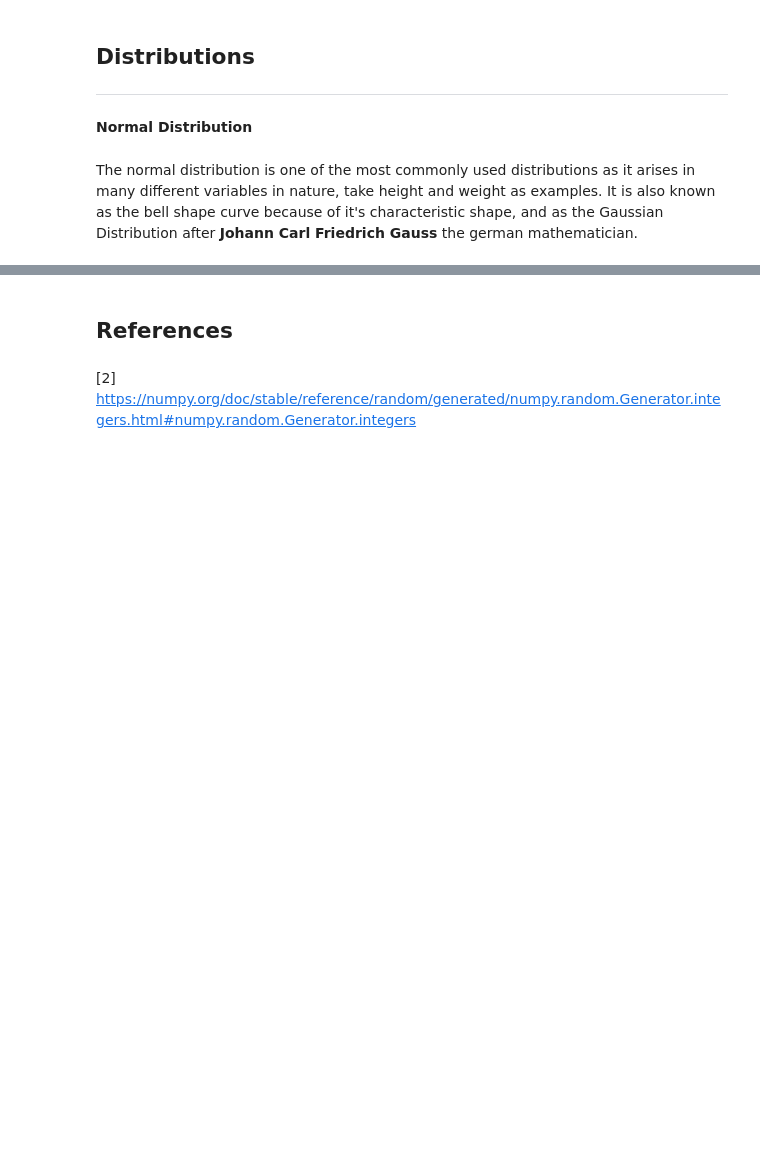
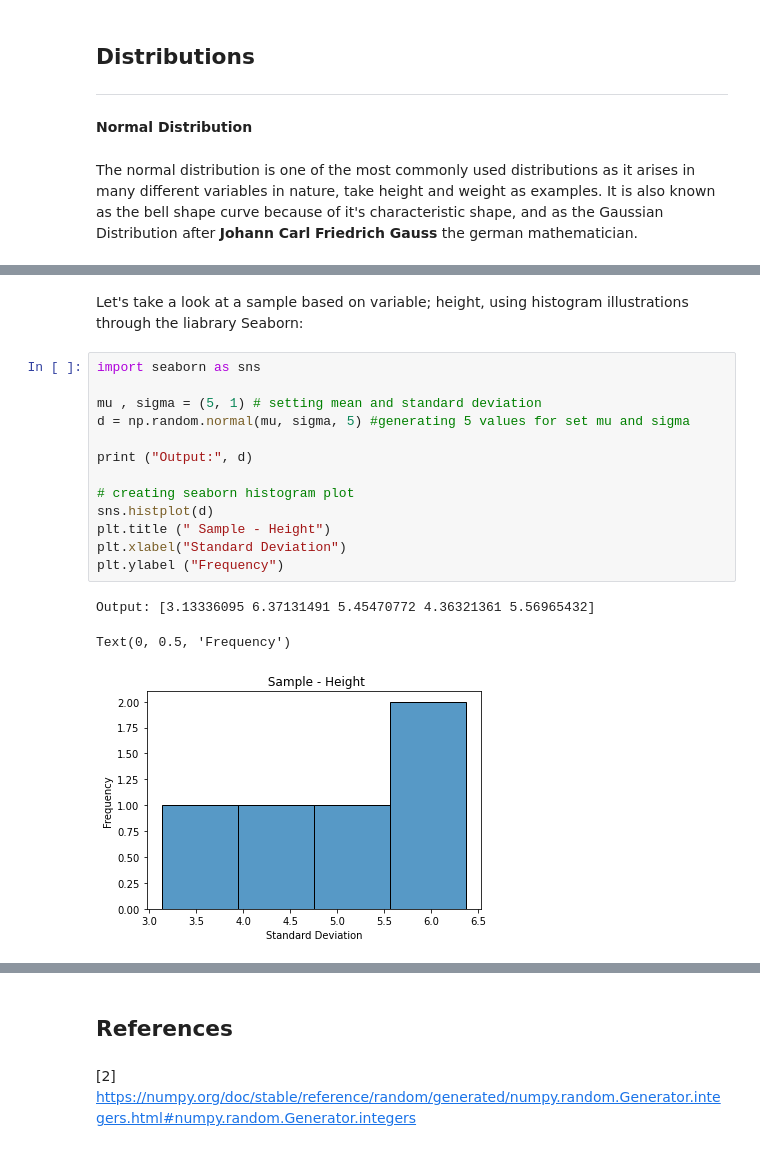
Before and after one commit to anegan-hub/PFDA-Assignment-2021, a Jupyter notebook: numpy.random.ipynb, the cells around one changed output, grey strips where cells are left out. Drawn from its saved outputs; the diff is of its cells as text; blank space fills up the shorter version.

```diff
--- a/numpy.random.ipynb
+++ b/numpy.random.ipynb
@@ -230,0 +242,19 @@ Formula:
+# %% [markdown]
+Let's take a look at a sample based on variable; height, using histogram illustrations through the liabrary Seaborn:
+# %%
+import seaborn as sns
+
+mu , sigma = (5, 1) # setting mean and standard deviation
+d = np.random.normal(mu, sigma, 5) #generating 5 values for set mu and sigma
+
+print ("Output:", d)
+
+# creating seaborn histogram plot
+sns.histplot(d)
+plt.title (" Sample - Height")
+plt.xlabel("Standard Deviation")
+plt.ylabel ("Frequency")
+# %% [output]
+Output: [3.13336095 6.37131491 5.45470772 4.36321361 5.56965432]
+Text(0, 0.5, 'Frequency')
+[figure, added]
```
Also changed, not shown: parts of 36 cells of this notebook.
